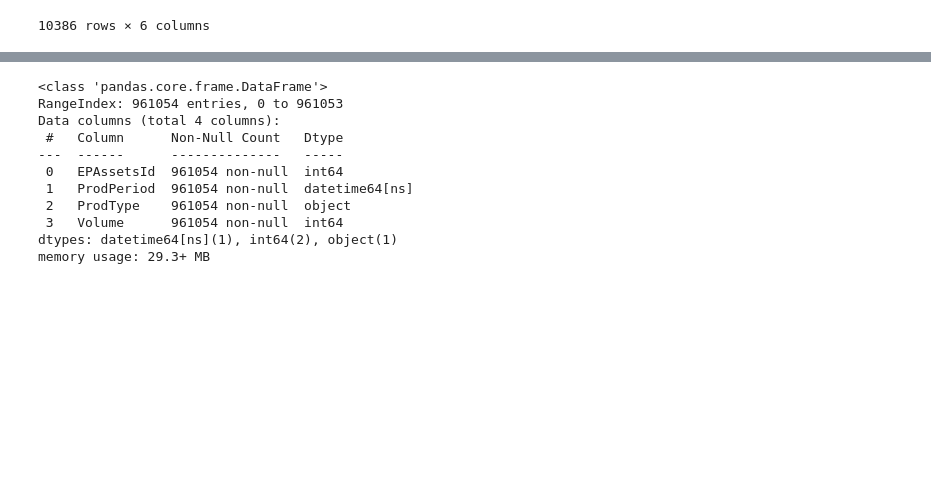
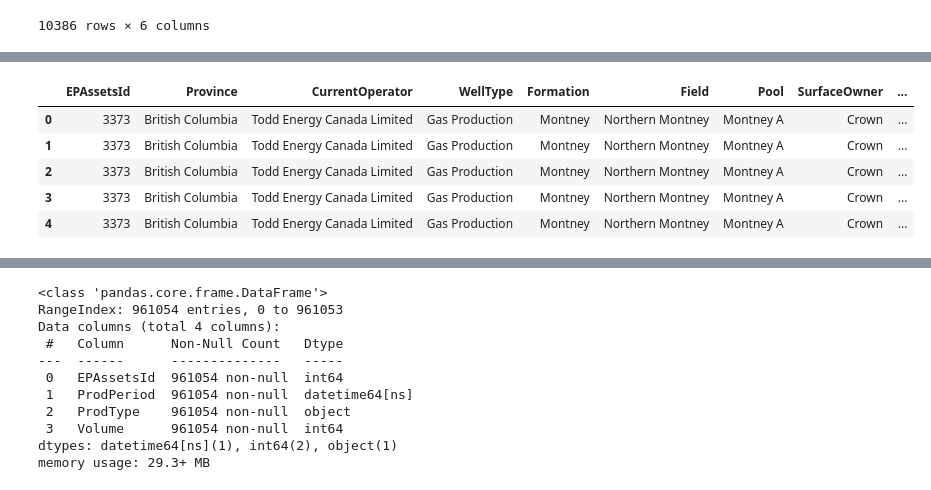
Before and after one commit to coy17a/2020DUCdatathon, a Jupyter notebook: EDA Python/Alejandro/EDA/Production_table.ipynb, the cells around one changed output, grey strips where cells are left out. Saved outputs shown, nothing was run; the diff lists cells and outputs as text; code cells hidden in the pictures; blank space fills up the shorter version.

```diff
--- a/EDA Python/Alejandro/EDA/Production_table.ipynb
+++ b/EDA Python/Alejandro/EDA/Production_table.ipynb
@@ -247,0 +291,31 @@ df_hist_average
+# %%
+wp_join = pd.merge(df_hist_average,wh, on= "EPAssetsId", how='outer')
+wp_join1=pd.melt(wp_join, id_vars=['EPAssetsId', 'Province', 'CurrentOperator',
+        'WellType',
+        'Formation', 'Field', 'Pool',
+       'SurfaceOwner', 'DrillingContractor', 'DaysDrilling',              'DrillMetresPerDay',
+       'WellProfile', 'PSACAreaCode', 'PSACAreaName',
+       'ProjectedDepth'], value_vars=['Condensate Production (Bbls) Average', 'Gas Production (MMcf) Average','Production Hours Average','Water Production (Bbls) Average','Oil Production (Bbls) Average'],value_name='Average Production',var_name='ProdTypeA')
+# %%
+wp_join = pd.merge(df_hist_total,wh, on= "EPAssetsId", how='outer')
+wp_join2=pd.melt(wp_join, id_vars=['EPAssetsId', 'Province', 'CurrentOperator',
+        'WellType',
+        'Formation', 'Field', 'Pool',
+       'SurfaceOwner', 'DrillingContractor', 'DaysDrilling',              'DrillMetresPerDay',
+       'WellProfile', 'PSACAreaCode', 'PSACAreaName',
+       'ProjectedDepth'], value_vars=['Condensate Production (Bbls) Total', 'Gas Production (MMcf) Total',
+       'Production Hours Total', 'Water Production (Bbls) Total',
+       'Oil Production (Bbls) Total'],value_name='Total Production',var_name='ProdTypeT')
+# %%
+wp_join2=wp_join2[['EPAssetsId','Total Production','ProdTypeT']]
+# %%
+wp_final = pd.merge(wp_join1,wp_join2, on='EPAssetsId',how='outer')
+# %%
+wp_final.head()
+# %% [output]
+|  | EPAssetsId | Province | CurrentOperator | WellType | Formation | Field | Pool | SurfaceOwner | ... |
+| 0 | 3373 | British Columbia | Todd Energy Canada Limited | Gas Production | Montney | Northern Montney | Montney A | Crown | ... |
+| 1 | 3373 | British Columbia | Todd Energy Canada Limited | Gas Production | Montney | Northern Montney | Montney A | Crown | ... |
+| 2 | 3373 | British Columbia | Todd Energy Canada Limited | Gas Production | Montney | Northern Montney | Montney A | Crown | ... |
+| 3 | 3373 | British Columbia | Todd Energy Canada Limited | Gas Production | Montney | Northern Montney | Montney A | Crown | ... |
+| 4 | 3373 | British Columbia | Todd Energy Canada Limited | Gas Production | Montney | Northern Montney | Montney A | Crown | ... |
```
Also changed, not shown: parts of 16 cells of this notebook, 11 other files.
